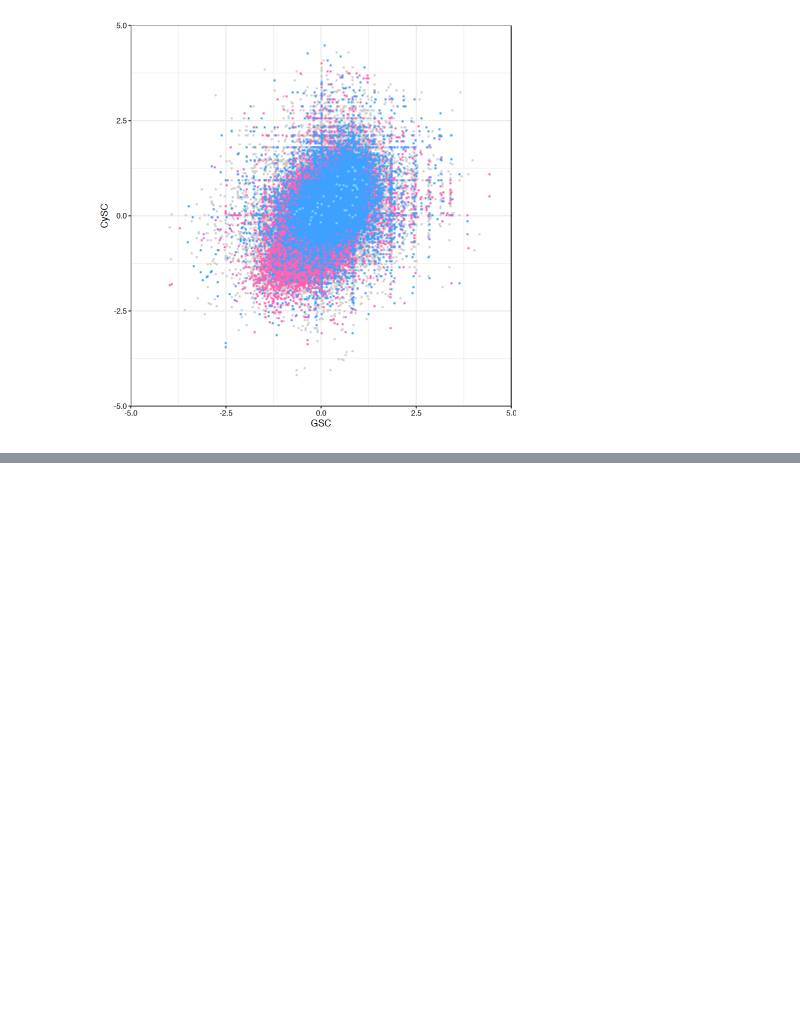
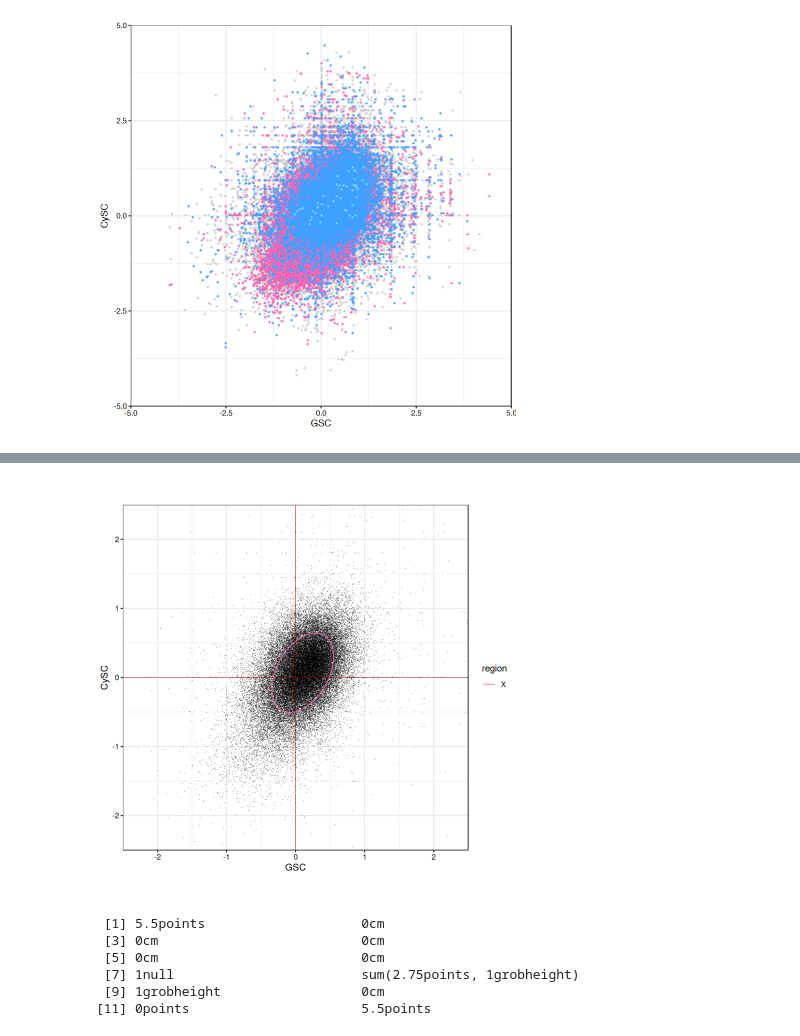
Before and after one commit to ringw/Upd-Germline-Genomics, a Jupyter notebook: illustrations/ChromatinCellTypeScatter.ipynb, the cells around one changed output, grey strips where cells are left out. Saved outputs shown, nothing was run; the diff lists cells and outputs as text; code cells hidden in the pictures; blank space fills up the shorter version.

```diff
--- a/illustrations/ChromatinCellTypeScatter.ipynb
+++ b/illustrations/ChromatinCellTypeScatter.ipynb
@@ -179,0 +301,6 @@ Warning message:
+# %%
+library(ggrastr)
+gg2 <- gg
+gg2$data <- gg$data %>% subset(region == "X")
+rasterise(gg2, dpi=120)
+# %% [output]
@@ -179,0 +309 @@ Warning message:
+[figure, added]
@@ -179,0 +360,9 @@ Warning message:
+# %%
+gr$heights
+# %% [output]
+ [1] 5.5points                    0cm
+ [3] 0cm                          0cm
+ [5] 0cm                          0cm
+ [7] 1null                        sum(2.75points, 1grobheight)
+ [9] 1grobheight                  0cm
+[11] 0points                      5.5points
```
Also changed, not shown: parts of 18 cells of this notebook, 1 other file.
